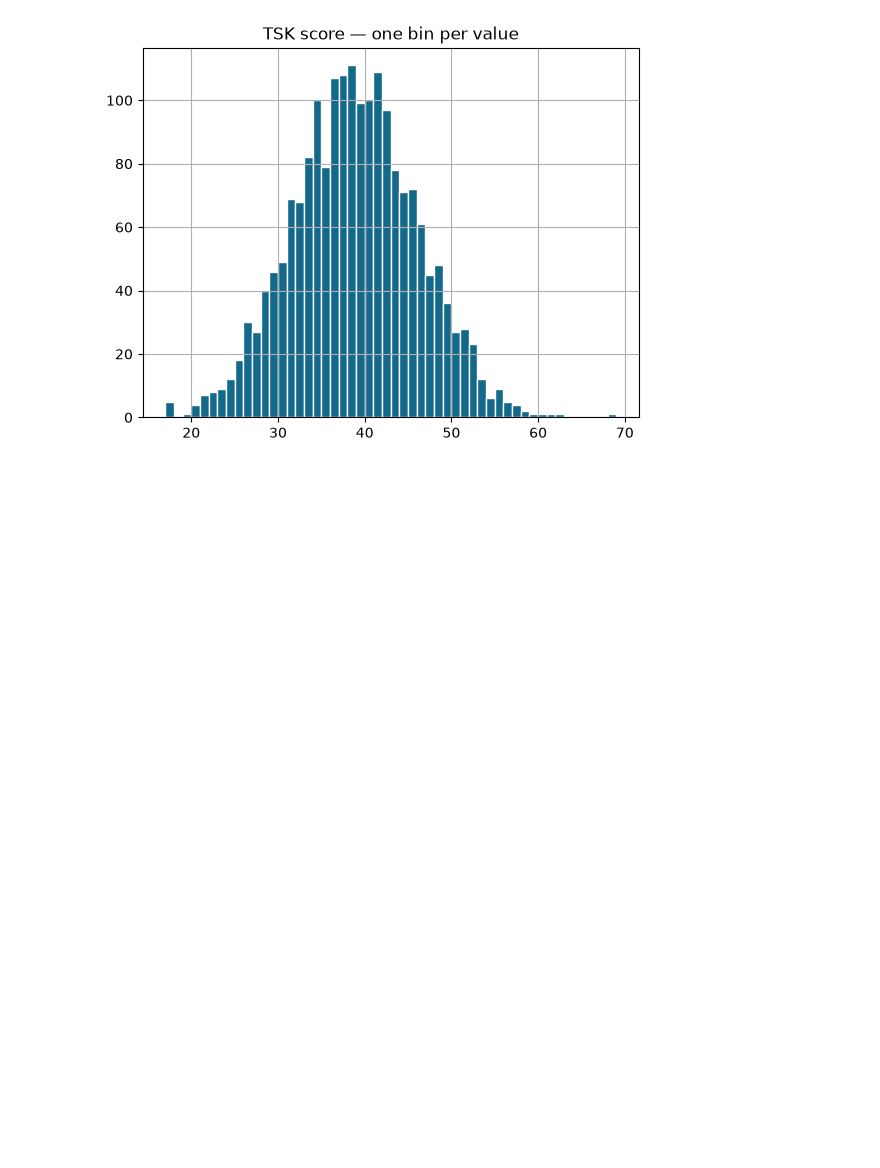
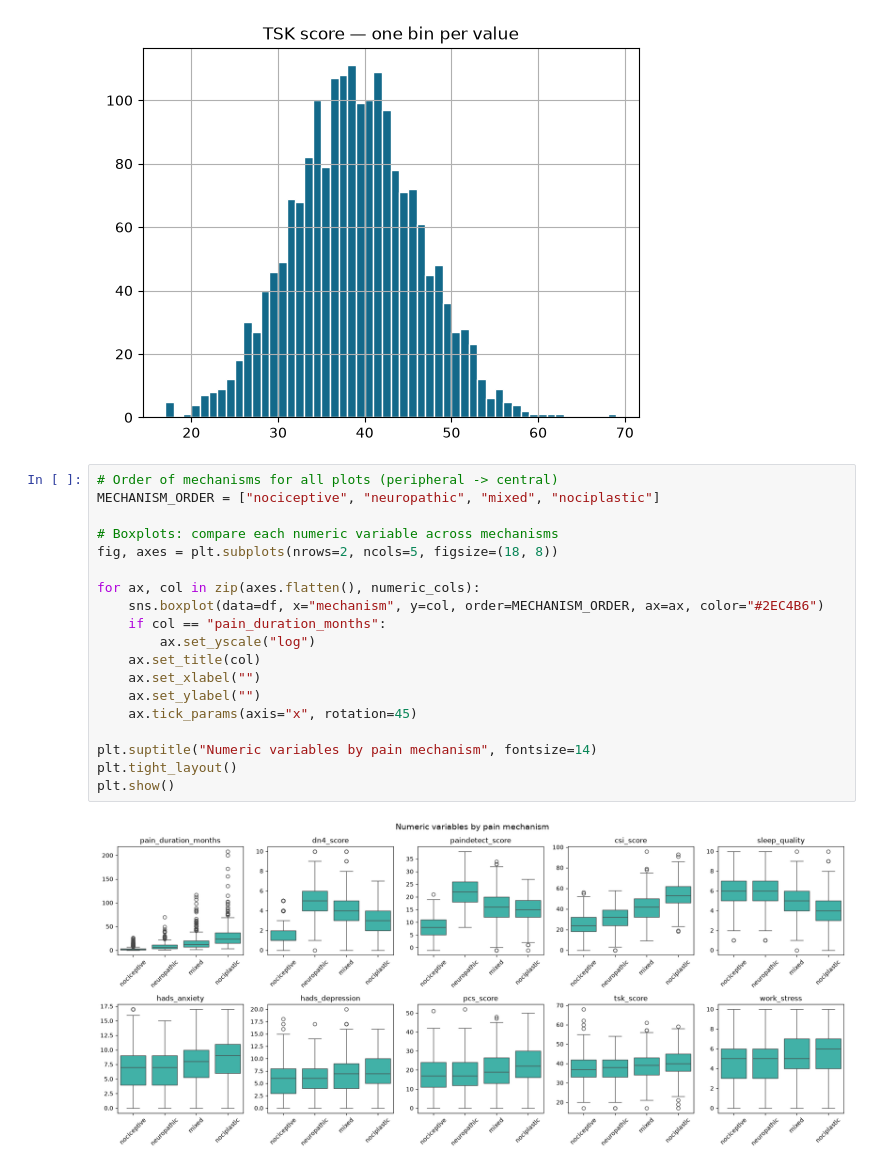
Before and after one commit to RenatoMurayama/pain-mechanism-classifier, a Jupyter notebook: notebooks/02_exploratory_analysis.ipynb, the cells around one changed output. Cells and saved outputs as stored; diff of their text form; blank space fills up the shorter version.

Commit message:
Add boxplots comparing numeric variables across mechanisms

```diff
--- a/notebooks/02_exploratory_analysis.ipynb
+++ b/notebooks/02_exploratory_analysis.ipynb
@@ -113,3 +113,24 @@ plt.title("TSK score — one bin per value")
 plt.show()
 # %% [output]
 [figure]
+# %%
+# Order of mechanisms for all plots (peripheral -> central)
+MECHANISM_ORDER = ["nociceptive", "neuropathic", "mixed", "nociplastic"]
+
+# Boxplots: compare each numeric variable across mechanisms
+fig, axes = plt.subplots(nrows=2, ncols=5, figsize=(18, 8))
+
+for ax, col in zip(axes.flatten(), numeric_cols):
+    sns.boxplot(data=df, x="mechanism", y=col, order=MECHANISM_ORDER, ax=ax, color="#2EC4B6")
+    if col == "pain_duration_months":
+        ax.set_yscale("log")
+    ax.set_title(col)
+    ax.set_xlabel("")
+    ax.set_ylabel("")
+    ax.tick_params(axis="x", rotation=45)
+
+plt.suptitle("Numeric variables by pain mechanism", fontsize=14)
+plt.tight_layout()
+plt.show()
+# %% [output]
+[figure, added]
```
